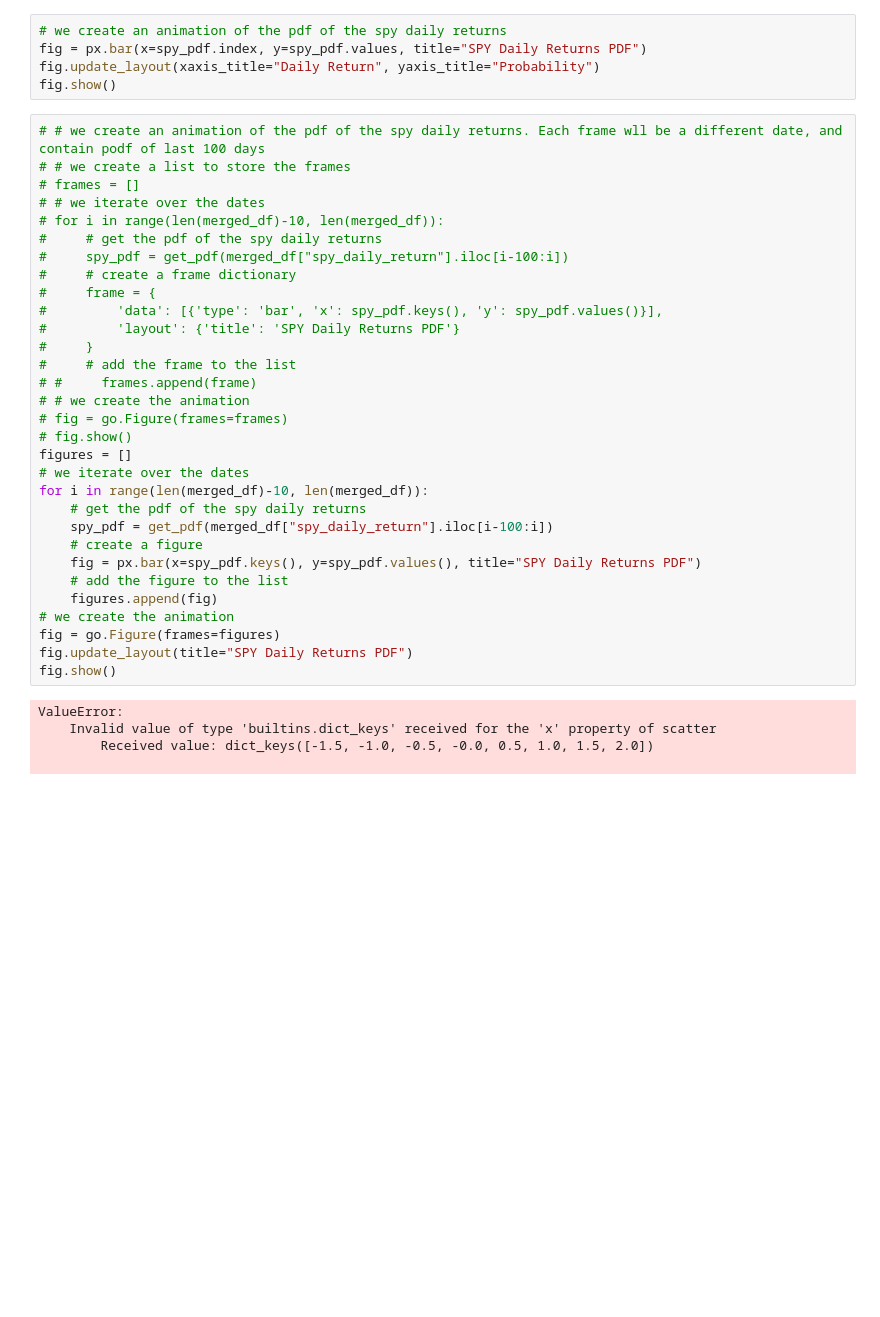
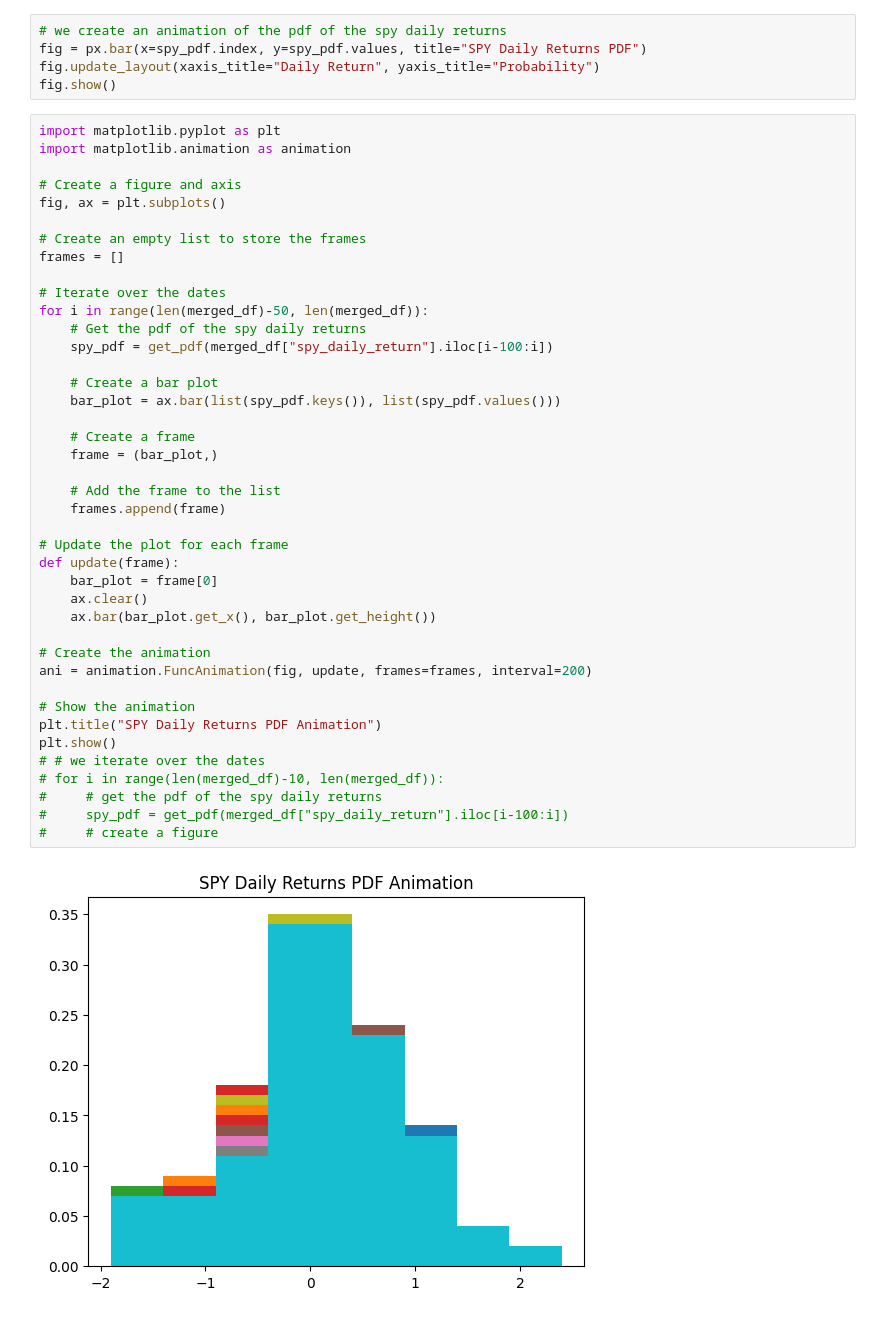
Before and after one commit to AlfaBlok/swanhunt, a Jupyter notebook: mutual_info.ipynb, the cells around one changed output. Drawn from its saved outputs; the diff is of its cells as text; blank space fills up the shorter version.

```diff
--- a/mutual_info.ipynb
+++ b/mutual_info.ipynb
@@ -321,38 +321,45 @@ fig = px.bar(x=spy_pdf.index, y=spy_pdf.values, title="SPY Daily Returns PDF")
 fig.update_layout(xaxis_title="Daily Return", yaxis_title="Probability")
 fig.show()
 # %%
-# # we create an animation of the pdf of the spy daily returns. Each frame wll be a different date, and contain podf of last 100 days
-# # we create a list to store the frames
-# frames = []
+import matplotlib.pyplot as plt
+import matplotlib.animation as animation
+
+# Create a figure and axis
+fig, ax = plt.subplots()
+
+# Create an empty list to store the frames
+frames = []
+
+# Iterate over the dates
+for i in range(len(merged_df)-50, len(merged_df)):
+    # Get the pdf of the spy daily returns
+    spy_pdf = get_pdf(merged_df["spy_daily_return"].iloc[i-100:i])
+
+    # Create a bar plot
+    bar_plot = ax.bar(list(spy_pdf.keys()), list(spy_pdf.values()))
+
+    # Create a frame
+    frame = (bar_plot,)
+
+    # Add the frame to the list
+    frames.append(frame)
+
+# Update the plot for each frame
+def update(frame):
+    bar_plot = frame[0]
+    ax.clear()
+    ax.bar(bar_plot.get_x(), bar_plot.get_height())
+
+# Create the animation
+ani = animation.FuncAnimation(fig, update, frames=frames, interval=200)
+
+# Show the animation
+plt.title("SPY Daily Returns PDF Animation")
+plt.show()
 # # we iterate over the dates
 # for i in range(len(merged_df)-10, len(merged_df)):
 #     # get the pdf of the spy daily returns
 #     spy_pdf = get_pdf(merged_df["spy_daily_return"].iloc[i-100:i])
-#     # create a frame dictionary
-#     frame = {
-#         'data': [{'type': 'bar', 'x': spy_pdf.keys(), 'y': spy_pdf.values()}],
-#         'layout': {'title': 'SPY Daily Returns PDF'}
-#     }
-#     # add the frame to the list
-# #     frames.append(frame)
-# # we create the animation
-# fig = go.Figure(frames=frames)
-# fig.show()
-figures = []
-# we iterate over the dates
-for i in range(len(merged_df)-10, len(merged_df)):
-    # get the pdf of the spy daily returns
-    spy_pdf = get_pdf(merged_df["spy_daily_return"].iloc[i-100:i])
-    # create a figure
-    fig = px.bar(x=spy_pdf.keys(), y=spy_pdf.values(), title="SPY Daily Returns PDF")
-    # add the figure to the list
-    figures.append(fig)
-# we create the animation
-fig = go.Figure(frames=figures)
-fig.update_layout(title="SPY Daily Returns PDF")
-fig.show()
+#     # create a figure
 # %% [output]
-ValueError:
-    Invalid value of type 'builtins.dict_keys' received for the 'x' property of scatter
-        Received value: dict_keys([-1.5, -1.0, -0.5, -0.0, 0.5, 1.0, 1.5, 2.0])
-
+[figure, added]
```
Also changed, not shown: parts of 3 cells of this notebook.
